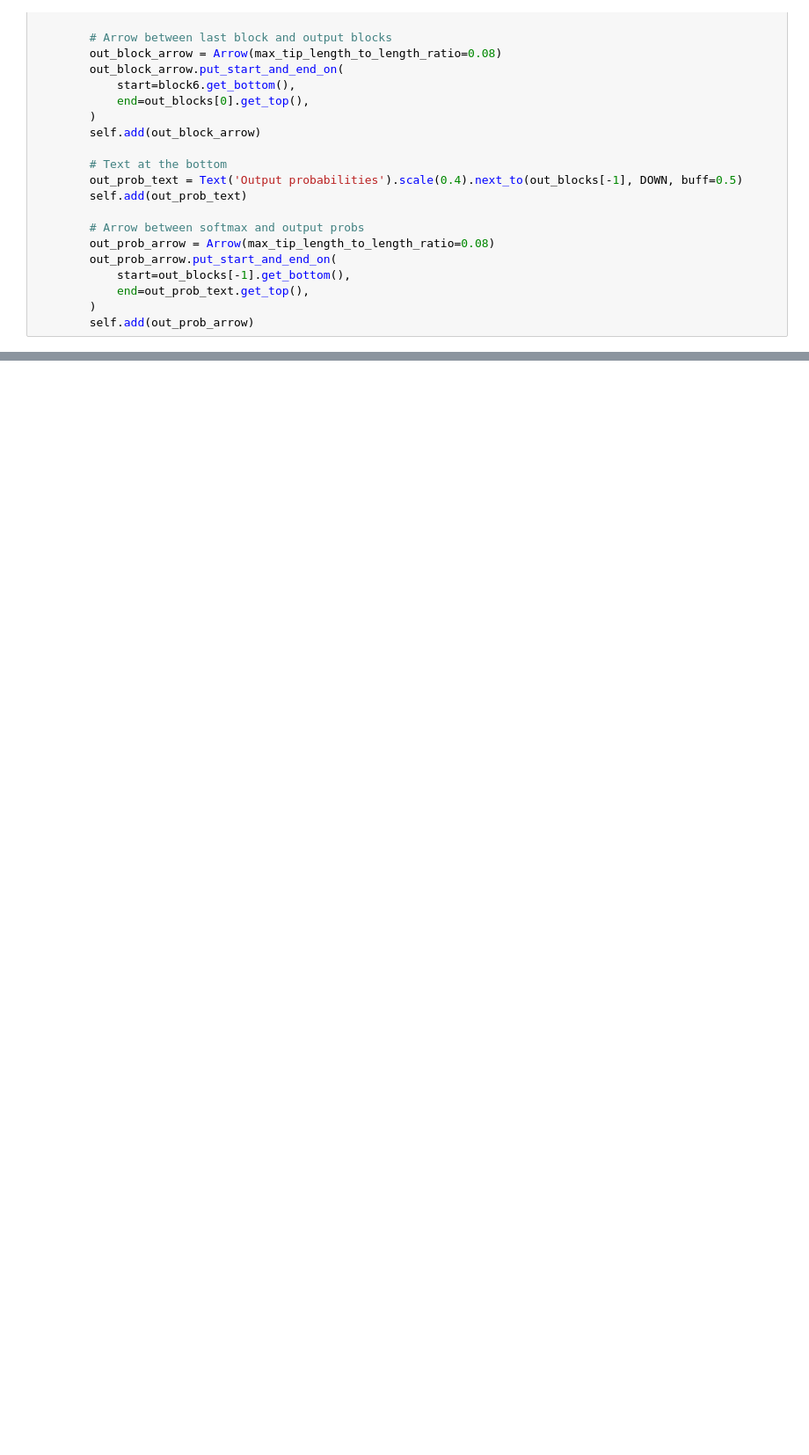
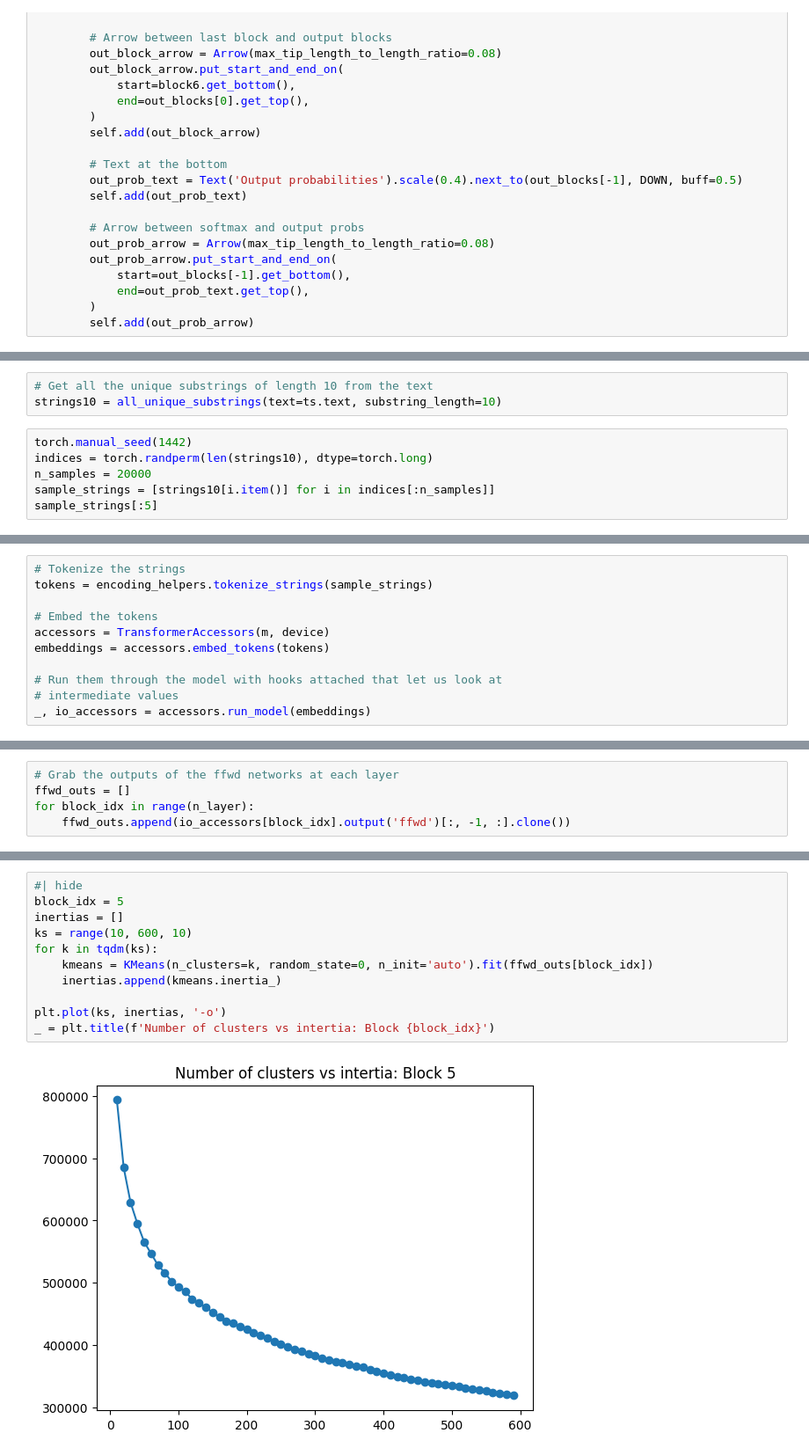
Before and after one commit to spather/transformer-experiments, a Jupyter notebook: nbs/blog_posts/block_internals.ipynb, the cells around one changed output, grey strips where cells are left out. Shown at 88% size. Saved outputs shown, nothing was run; the diff lists cells and outputs as text; blank space fills up the shorter version.

```diff
--- a/nbs/blog_posts/block_internals.ipynb
+++ b/nbs/blog_posts/block_internals.ipynb
@@ -659,0 +624,9 @@ bia.plot_subset(cols = [tokenizer.stoi[c] for c in 'aeoiuy'])
+# %%
+# Get all the unique substrings of length 10 from the text
+strings10 = all_unique_substrings(text=ts.text, substring_length=10)
+# %%
+torch.manual_seed(1442)
+indices = torch.randperm(len(strings10), dtype=torch.long)
+n_samples = 20000
+sample_strings = [strings10[i.item()] for i in indices[:n_samples]]
+sample_strings[:5]
@@ -659,0 +637,11 @@ bia.plot_subset(cols = [tokenizer.stoi[c] for c in 'aeoiuy'])
+# %%
+# Tokenize the strings
+tokens = encoding_helpers.tokenize_strings(sample_strings)
+
+# Embed the tokens
+accessors = TransformerAccessors(m, device)
+embeddings = accessors.embed_tokens(tokens)
+
+# Run them through the model with hooks attached that let us look at
+# intermediate values
+_, io_accessors = accessors.run_model(embeddings)
@@ -659,0 +650,5 @@ bia.plot_subset(cols = [tokenizer.stoi[c] for c in 'aeoiuy'])
+# %%
+# Grab the outputs of the ffwd networks at each layer
+ffwd_outs = []
+for block_idx in range(n_layer):
+    ffwd_outs.append(io_accessors[block_idx].output('ffwd')[:, -1, :].clone())
@@ -659,0 +661,13 @@ bia.plot_subset(cols = [tokenizer.stoi[c] for c in 'aeoiuy'])
+# %%
+#| hide
+block_idx = 5
+inertias = []
+ks = range(10, 600, 10)
+for k in tqdm(ks):
+    kmeans = KMeans(n_clusters=k, random_state=0, n_init='auto').fit(ffwd_outs[block_idx])
+    inertias.append(kmeans.inertia_)
+
+plt.plot(ks, inertias, '-o')
+_ = plt.title(f'Number of clusters vs intertia: Block {block_idx}')
+# %% [output]
+[figure, added]
```
Also changed, not shown: parts of 69 cells of this notebook, 1 other file.
